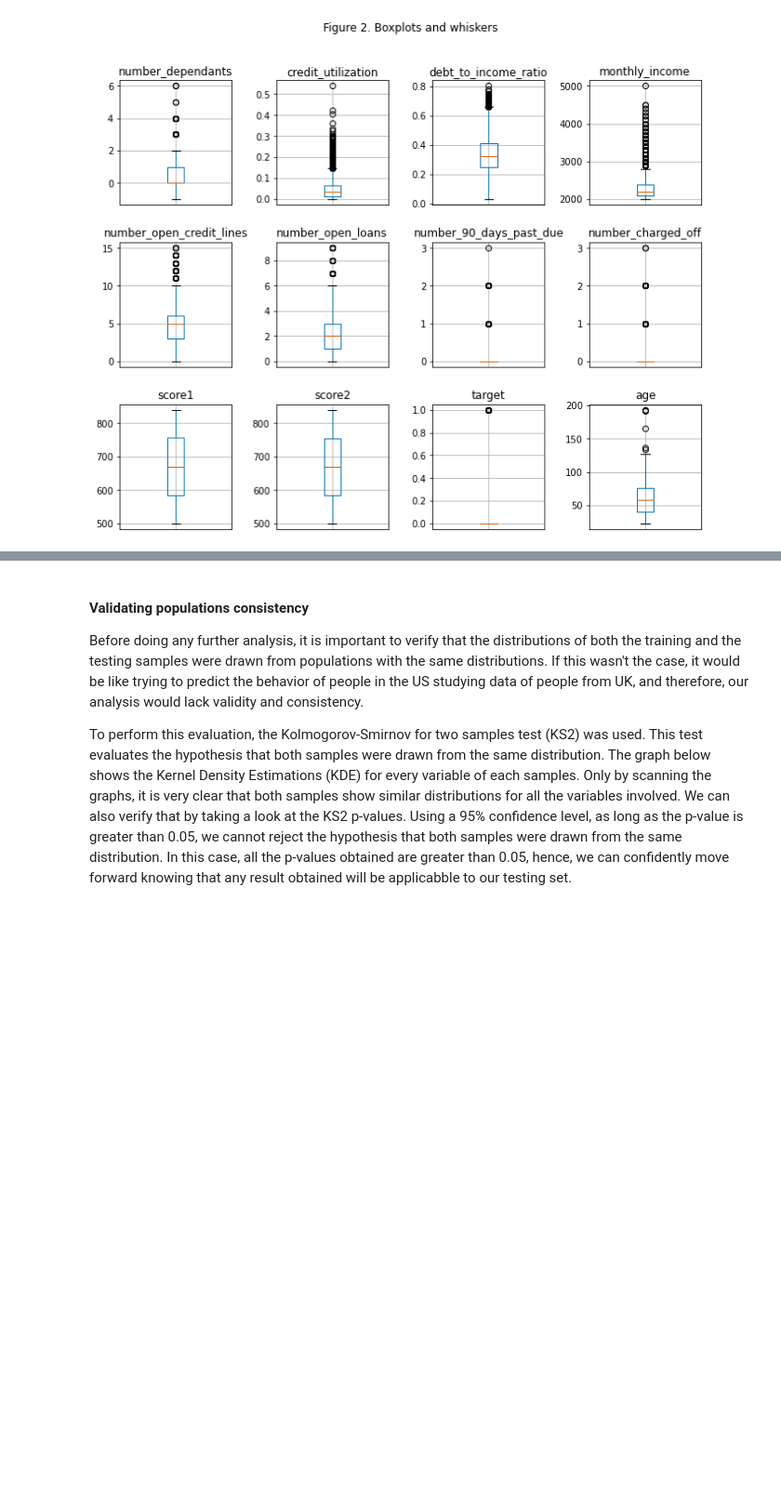
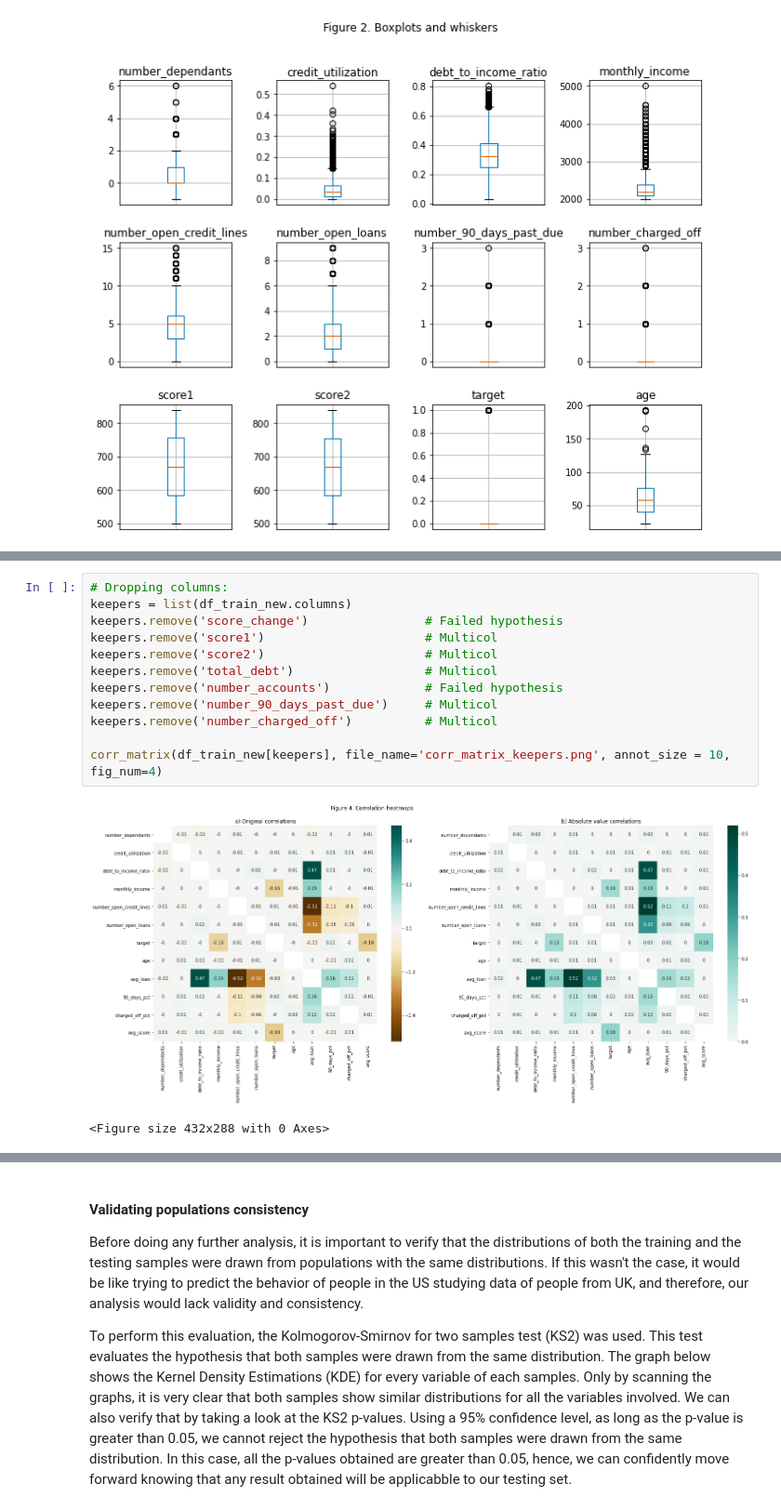
Before and after one commit to kevinmiguel97/Credit-default-model, a Jupyter notebook: Credit_default_model.ipynb, the cells around one changed output, grey strips where cells are left out. Shown at 93% size. Drawn from its saved outputs; the diff is of its cells as text; blank space fills up the shorter version.

Commit message:
Keepers section done

```diff
--- a/Credit_default_model.ipynb
+++ b/Credit_default_model.ipynb
@@ -386,2 +417,17 @@ plt.savefig('figures/corr_heatmaps.png');
 <Figure size 432x288 with 0 Axes>
+# %%
+# Dropping columns:
+keepers = list(df_train_new.columns)
+keepers.remove('score_change')                # Failed hypothesis
+keepers.remove('score1')                      # Multicol
+keepers.remove('score2')                      # Multicol
+keepers.remove('total_debt')                  # Multicol
+keepers.remove('number_accounts')             # Failed hypothesis
+keepers.remove('number_90_days_past_due')     # Multicol
+keepers.remove('number_charged_off')          # Multicol
+
+corr_matrix(df_train_new[keepers], file_name='corr_matrix_keepers.png', annot_size = 10, fig_num=4)
+# %% [output]
+[figure, added]
+<Figure size 432x288 with 0 Axes>
 # %% [markdown]
```
Also changed, not shown: parts of 5 cells of this notebook, 1 other file.
